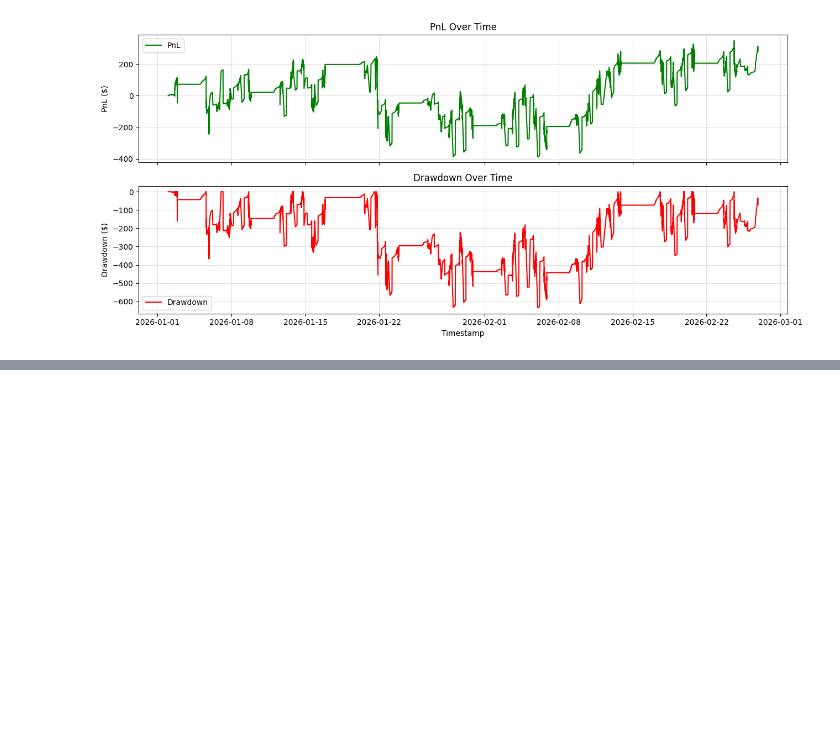
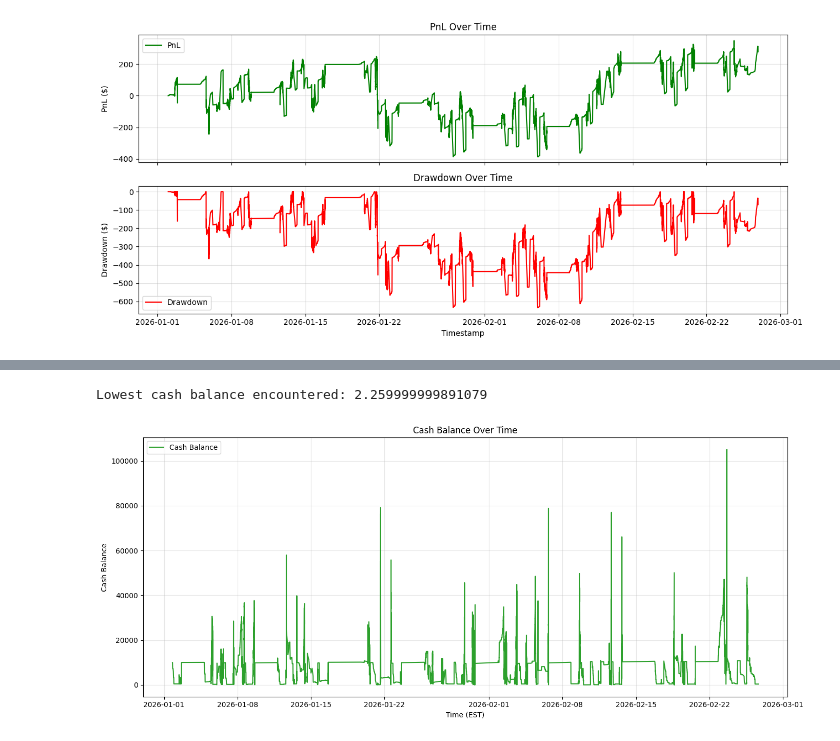
Before and after one commit to chris-mulligan-50/FINM-33150-Quantitative-Trading-Strategies-Final-Project-Kalshi-Market-Making-, a Jupyter notebook: introductory_notebook.ipynb, the cells around one changed output, grey strips where cells are left out. Saved outputs shown, nothing was run; the diff lists cells and outputs as text; code cells hidden in the pictures; blank space fills up the shorter version.

```diff
--- a/introductory_notebook.ipynb
+++ b/introductory_notebook.ipynb
@@ -1548,0 +1673,19 @@ plt.show()
+# %%
+# Find the lowest cash balance encountered in the simulation dataframe.
+min_cash = sim_df["cash"].min()
+print("Lowest cash balance encountered:", min_cash)
+# %% [output]
+Lowest cash balance encountered: 2.259999999891079
+# %%
+# Plot cash balance over time
+plt.figure(figsize=(14, 6))
+plt.plot(sim_df["ts"].to_pandas(), sim_df["cash"].to_pandas(), color="C2", label="Cash Balance")
+plt.xlabel("Time (EST)")
+plt.ylabel("Cash Balance")
+plt.title("Cash Balance Over Time")
+plt.grid(True, alpha=0.3)
+plt.legend()
+plt.tight_layout()
+plt.show()
+# %% [output]
+[figure, added]
```
Also changed, not shown: parts of 14 cells of this notebook, 7 other files.
